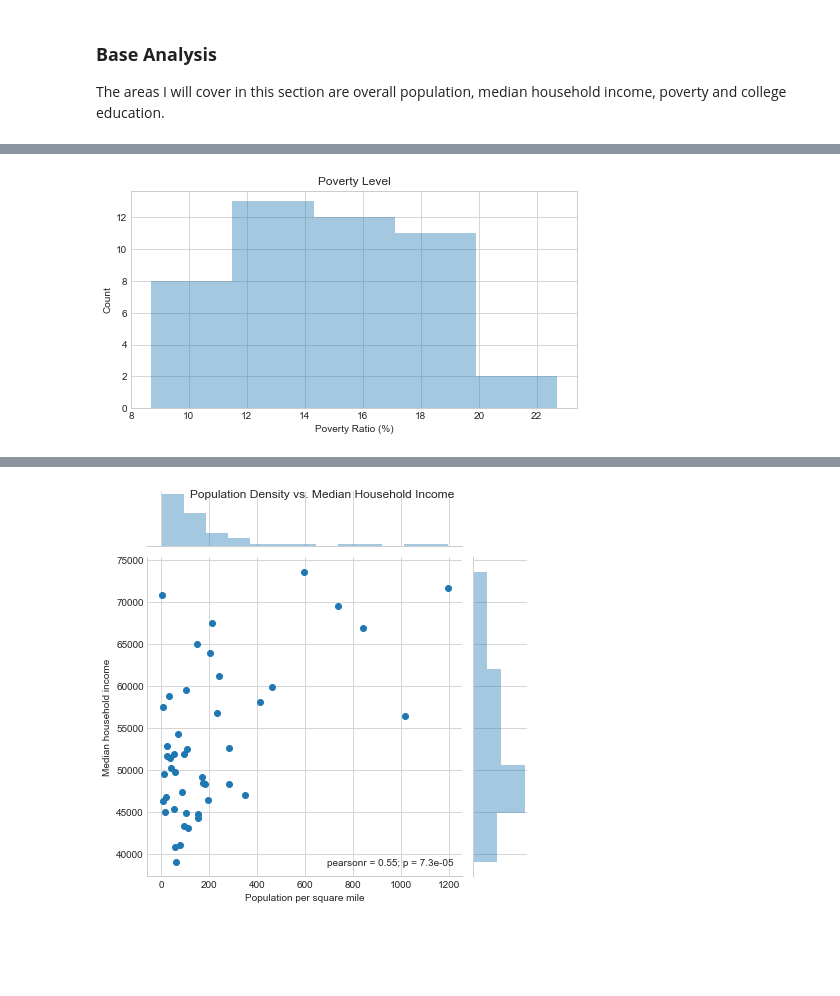
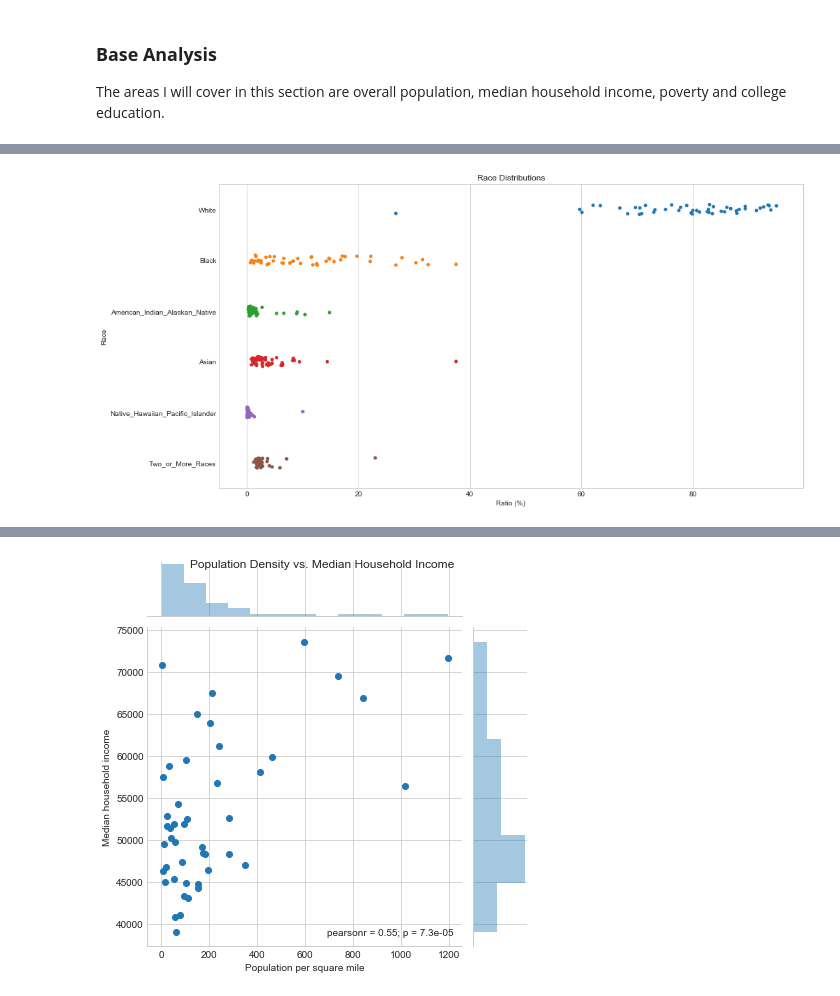
Before and after one commit to akim2034/Thinkful_DS_Bootcamp, a Jupyter notebook: Unit 1/Lesson 5 - Unit 1 Capstone/US Election 2016 Analysis - Unit 1 Capstone.ipynb, the cells around one changed output, grey strips where cells are left out. Drawn from its saved outputs; the diff is of its cells as text; code cells hidden in the pictures; blank space fills up the shorter version.

```diff
--- a/Unit 1/Lesson 5 - Unit 1 Capstone/US Election 2016 Analysis - Unit 1 Capstone.ipynb
+++ b/Unit 1/Lesson 5 - Unit 1 Capstone/US Election 2016 Analysis - Unit 1 Capstone.ipynb
@@ -168,7 +181,7 @@ democrat_states_sum.head()
 republican_states_sum = republican_states.groupby(['state'])['votes'].sum().reset_index()
 
 # Rename columns.
-republican_states_sum.columns = ['state', 'republican_votes']
+republican_states_sum.columns = ['state', 'Republican']
 
 # Check dataset.
 republican_states_sum.head()
@@ -184,9 +197,9 @@ republican_states_sum.head()
 state_votes = pd.merge(democrat_states_sum, republican_states_sum, on = 'state')
 
 # Calculate new metrics using the newly organized columns.
-state_votes['total_votes'] = state_votes['democrat_votes'] + state_votes['republican_votes']
-state_votes['democrat_fraction'] = state_votes['democrat_votes'] / state_votes['total_votes'] *100
-state_votes['republican_fraction'] = state_votes['republican_votes'] / state_votes['total_votes'] *100
+state_votes['total_votes'] = state_votes['Democrat'] + state_votes['Republican']
+state_votes['democrat_fraction'] = state_votes['Democrat'] / state_votes['total_votes'] *100
+state_votes['republican_fraction'] = state_votes['Republican'] / state_votes['total_votes'] *100
 
 # Check dataset.
 state_votes.head()
@@ -287,11 +302,10 @@ plt.show()
 # %%
 plt.figure(figsize=(8, 4))
 
-sns.set_style("whitegrid")
-sns.barplot(x='Winning_party', y='republican_votes', data=state_facts_votes);
+sns.distplot(state_facts_votes['Poverty'], bins=15, kde=False);
 
-plt.title('Republican Votes by Party State')
-plt.xlabel('Party State')
-plt.ylabel('Votes for Republicans')
+plt.title('Poverty Level')
+plt.xlabel('Poverty Ratio (%)')
+plt.ylabel('Count')
 plt.show()
 # %% [output]
@@ -309,0 +333,3 @@ plt.show()
+# %%
+state_votes_race_melt = pd.melt(state_facts_votes, id_vars=['state'], value_vars=['White', 'Black', 'American_Indian_Alaskan_Native', 'Asian', 'Native_Hawaiian_Pacific_Islander', 'Two_or_More_Races'], var_name='Race', value_name='Percentage')
+state_votes_race_melt.head()
@@ -310,11 +343,11 @@ plt.show()
 # %%
-plt.figure(figsize=(8, 4))
+plt.figure(figsize=(15, 8))
 
-sns.distplot(state_facts_votes['Poverty'], kde=False);
+sns.stripplot(y='Race', x='Percentage', jitter=True, data=state_votes_race_melt);
 
-plt.title('Poverty Level')
-plt.xlabel('Poverty Ratio (%)')
-plt.ylabel('Count')
+plt.title('Race Distributions')
+plt.ylabel('Race')
+plt.xlabel('Ratio (%)')
 plt.show()
 # %% [output]
-[figure, old version]
+[figure, new version]
```
Also changed, not shown: parts of 46 cells of this notebook.
